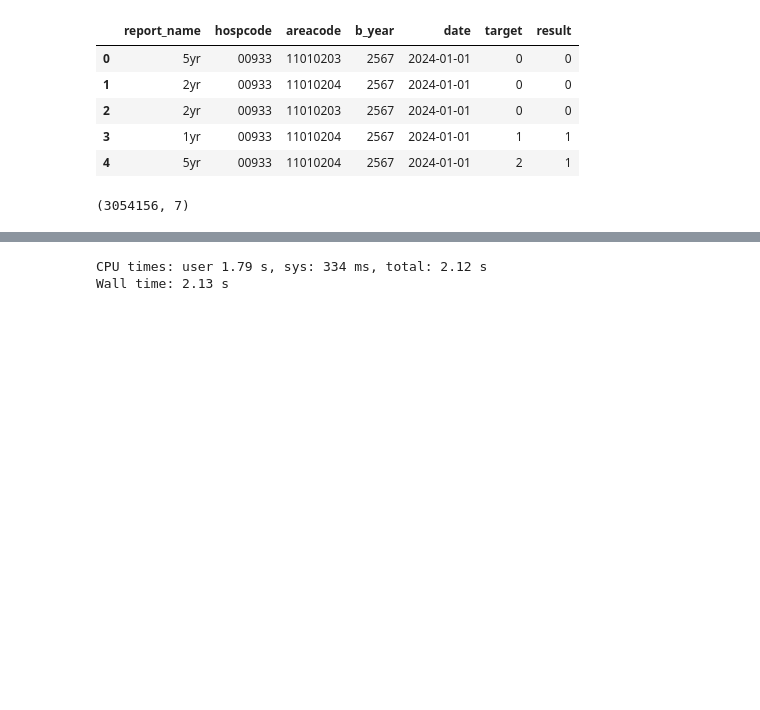
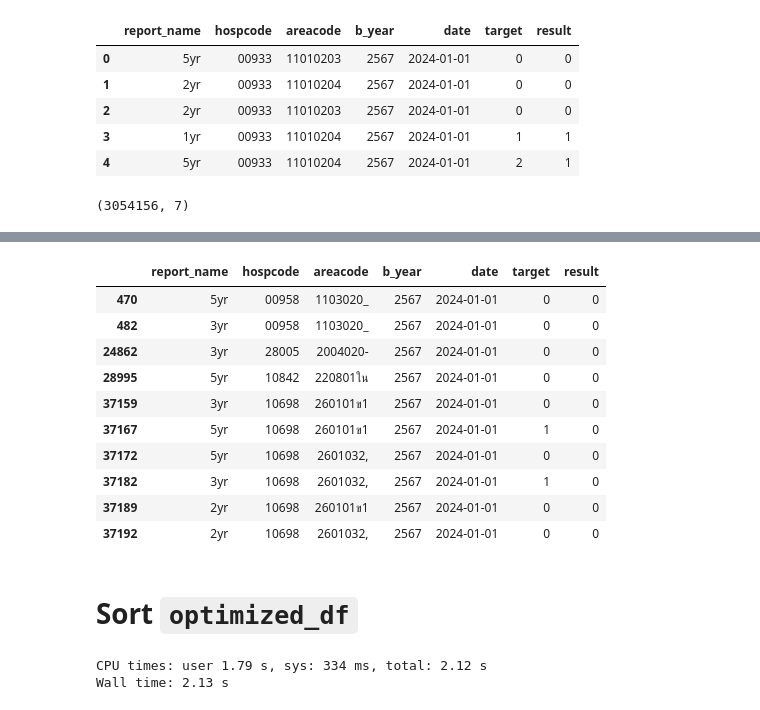
Before and after one commit to vk-poonyakanok/s_epi_complete, a Jupyter notebook: s_epi_complete.ipynb, the cells around one changed output, grey strips where cells are left out. Drawn from its saved outputs; the diff is of its cells as text; code cells hidden in the pictures; blank space fills up the shorter version.

Commit message:
Update yearly_fetch_data,py
Optimize yearly fetch

```diff
--- a/s_epi_complete.ipynb
+++ b/s_epi_complete.ipynb
@@ -1067,3 +1070,34 @@ optimized_df.shape
+# %%
+# List of areacodes to filter
+areacodes = [
+    "190101รับ", "220801ใน", "260101ข1", "26010122", "26010123", "26010124",
+    "26010292", "910101โค", "910101ตะ", "910101ท่", "910101n", "910101ปา",
+    "910101มั", "910101โร", "910101สั", "910101ห้", "910101หั", "1103020_",
+    "2004020-", "2601032,", "3026038.", "3111015-", "3120011(", "3120019(",
+    "5512051."
+]
+
+# Ensure the areacode column is treated as string to match the provided list
+optimized_df['areacode'] = optimized_df['areacode'].astype(str)
+
+# Filter the DataFrame for rows where the areacode matches one of the listed areacodes
+filtered_df = optimized_df[optimized_df['areacode'].isin(areacodes)]
+# %%
+filtered_df.head(10)
+# %% [output]
+|  | report_name | hospcode | areacode | b_year | date | target | result |
+| 470 | 5yr | 00958 | 1103020_ | 2567 | 2024-01-01 | 0 | 0 |
+| 482 | 3yr | 00958 | 1103020_ | 2567 | 2024-01-01 | 0 | 0 |
+| 24862 | 3yr | 28005 | 2004020- | 2567 | 2024-01-01 | 0 | 0 |
+| 28995 | 5yr | 10842 | 220801ใน | 2567 | 2024-01-01 | 0 | 0 |
+| 37159 | 3yr | 10698 | 260101ข1 | 2567 | 2024-01-01 | 0 | 0 |
+| 37167 | 5yr | 10698 | 260101ข1 | 2567 | 2024-01-01 | 1 | 0 |
+| 37172 | 5yr | 10698 | 2601032, | 2567 | 2024-01-01 | 0 | 0 |
+| 37182 | 3yr | 10698 | 2601032, | 2567 | 2024-01-01 | 1 | 0 |
+| 37189 | 2yr | 10698 | 260101ข1 | 2567 | 2024-01-01 | 0 | 0 |
+| 37192 | 2yr | 10698 | 2601032, | 2567 | 2024-01-01 | 0 | 0 |
+# %% [markdown]
+# Sort `optimized_df`
 # %%
 %%time
 
```
Also changed, not shown: parts of 1 cell of this notebook, 4 other files.
